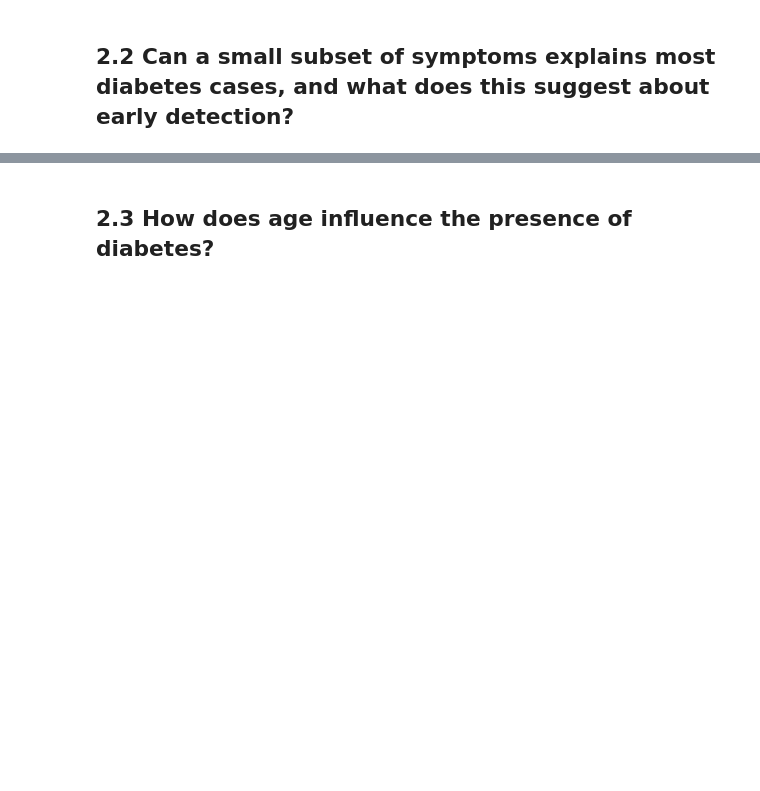
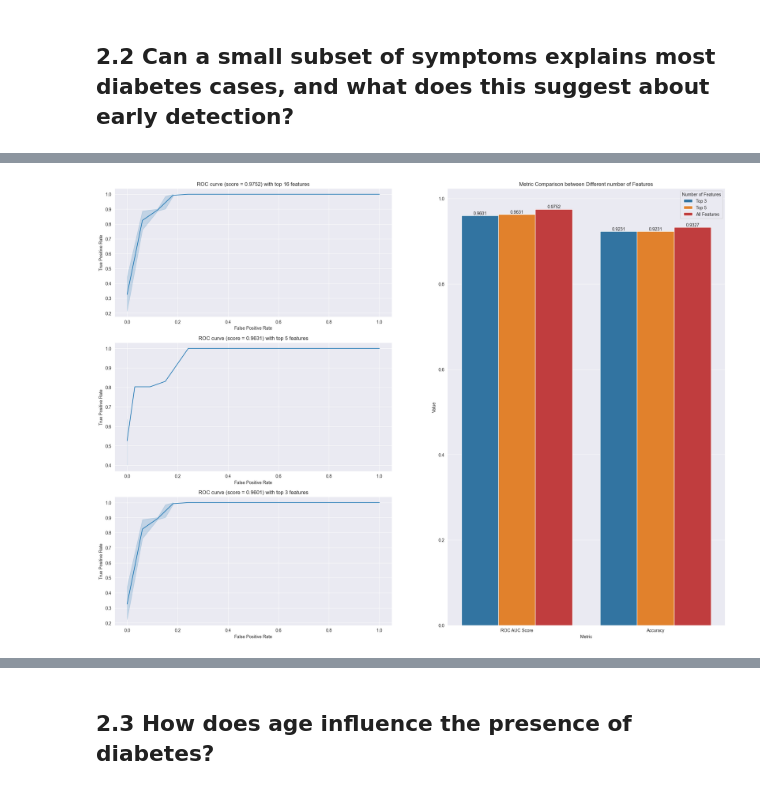
Before and after one commit to oo-Kwago-oo/diabetes-analysis-blog, a Jupyter notebook: analysis/final_analysis.ipynb, the cells around one changed output, grey strips where cells are left out. Cells and saved outputs as stored; diff of their text form; code cells hidden in the pictures; blank space fills up the shorter version.

```diff
--- a/analysis/final_analysis.ipynb
+++ b/analysis/final_analysis.ipynb
@@ -149,0 +261,74 @@ From the graph above, it shows that both Polyuria and Polydipsia have the highes
+# %%
+fig = plt.figure(figsize = (25, 18))
+gs = gridspec.GridSpec(3, 2, height_ratios=[2, 2, 2])
+
+ax = fig.add_subplot(gs[0, 0])
+ax = sns.lineplot(data=roc_auc_cum_df[0], x='fpr', y='tpr')
+
+n = 16
+n_coef_df = pd.DataFrame(
+    data = log_reg_results[log_reg_results['Number of Coefficients'] == n],
+)
+
+roc_score = n_coef_df.loc[n_coef_df['Metric'] == 'ROC AUC Score', 'Value'].copy().reset_index(drop=True)[0]
+accuracy = n_coef_df.loc[n_coef_df['Metric'] == 'Accuracy', 'Value'].copy().reset_index(drop=True)[0]
+coef_size = n
+
+ax.set_title(f"ROC curve (score = {round(roc_score, 4)}) with top {n} features")
+ax.set_xlabel('False Positive Rate')
+ax.set_ylabel('True Positive Rate')
+
+
+n = 5
+n_coef_df = pd.DataFrame(
+    data = log_reg_results[log_reg_results['Number of Coefficients'] == n],
+)
+
+ax0 = fig.add_subplot(gs[1, 0])
+ax0 = sns.lineplot(data=roc_auc_cum_df[1], x='fpr', y='tpr')
+
+roc_score = n_coef_df.loc[n_coef_df['Metric'] == 'ROC AUC Score', 'Value'].reset_index(drop=True)[0]
+accuracy = n_coef_df.loc[n_coef_df['Metric'] == 'Accuracy', 'Value'].copy().reset_index(drop=True)[0]
+coef_size = n
+
+ax0.set_title(f"ROC curve (score = {round(roc_score, 4)}) with top {n} features")
+ax0.set_xlabel('False Positive Rate')
+ax0.set_ylabel('True Positive Rate')
+
+ax1 = fig.add_subplot(gs[2,0])
+ax1 = sns.lineplot(data=roc_auc_cum_df[0], x='fpr', y='tpr')
+
+n = 3
+n_coef_df = pd.DataFrame(
+    data = log_reg_results[log_reg_results['Number of Coefficients'] == n],
+)
+
+roc_score = n_coef_df.loc[n_coef_df['Metric'] == 'ROC AUC Score', 'Value'].copy().reset_index(drop=True)[0]
+accuracy = n_coef_df.loc[n_coef_df['Metric'] == 'Accuracy', 'Value'].copy().reset_index(drop=True)[0]
+coef_size = n
+
+ax1.set_title(f"ROC curve (score = {round(roc_score, 4)}) with top {n} features")
+ax1.set_xlabel('False Positive Rate')
+ax1.set_ylabel('True Positive Rate')
+
+
+palette_map = {
+    3: "#1f77b4",
+    5: "#ff7f0e",
+    16: "#d62728"
+}
+
+ax2 = fig.add_subplot(gs[:,1])
+ax2 = sns.barplot(data=log_reg_results.sort_values(by='Value', ascending=False), x='Metric', y='Value', hue='Number of Coefficients', palette=palette_map)
+
+handles, labels = ax2.get_legend_handles_labels()
+
+new_labels = ["Top 3", "Top 5", "All Features"]
+
+ax2.legend(handles, new_labels, title="Number of Features")
+ax2.set_title('Metric Comparison between Different number of Features')
+
+for container in ax2.containers:
+    ax2.bar_label(container, fmt='%.4f')
+# %% [output]
+[figure, added]
```
Also changed, not shown: parts of 17 cells of this notebook, 1 other file.
